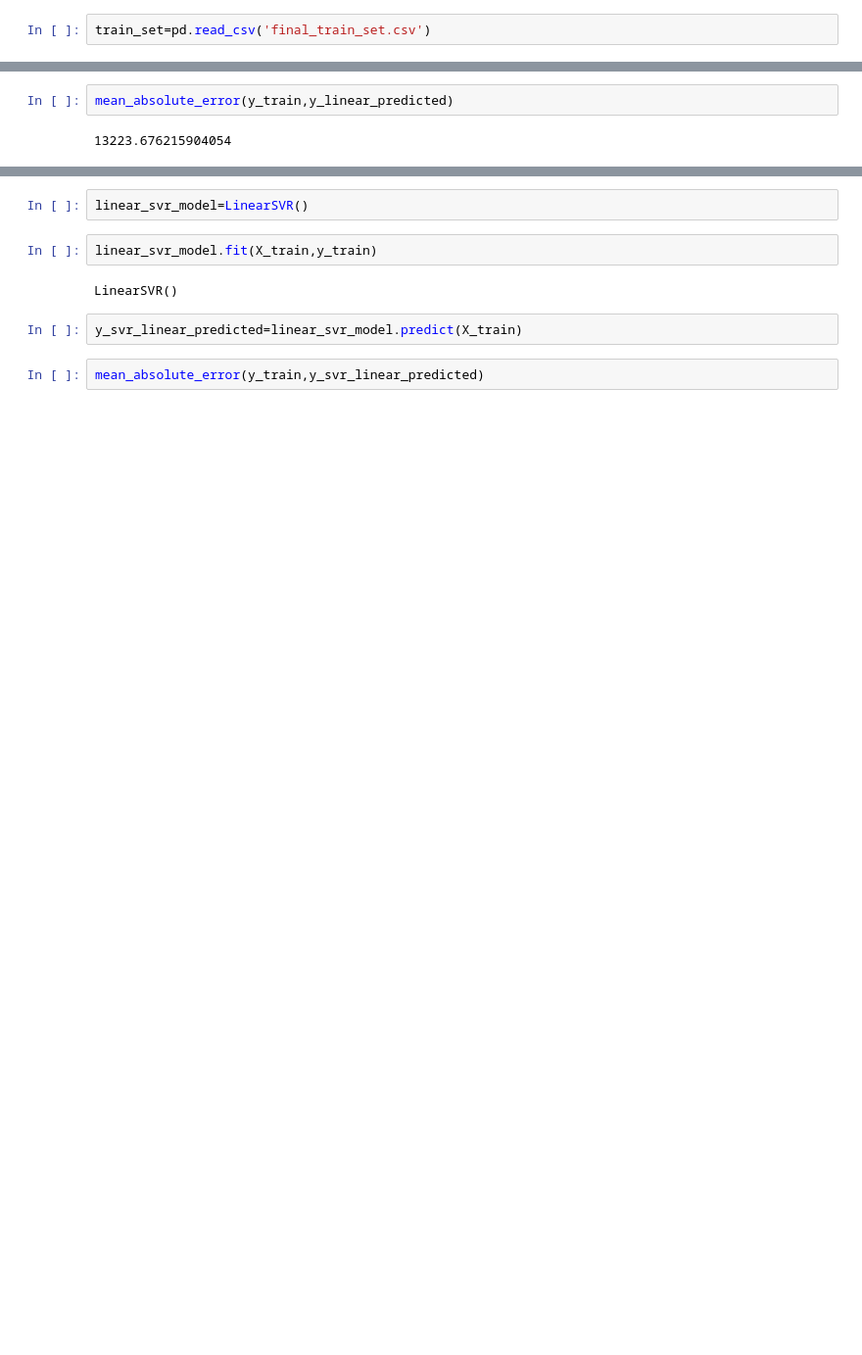
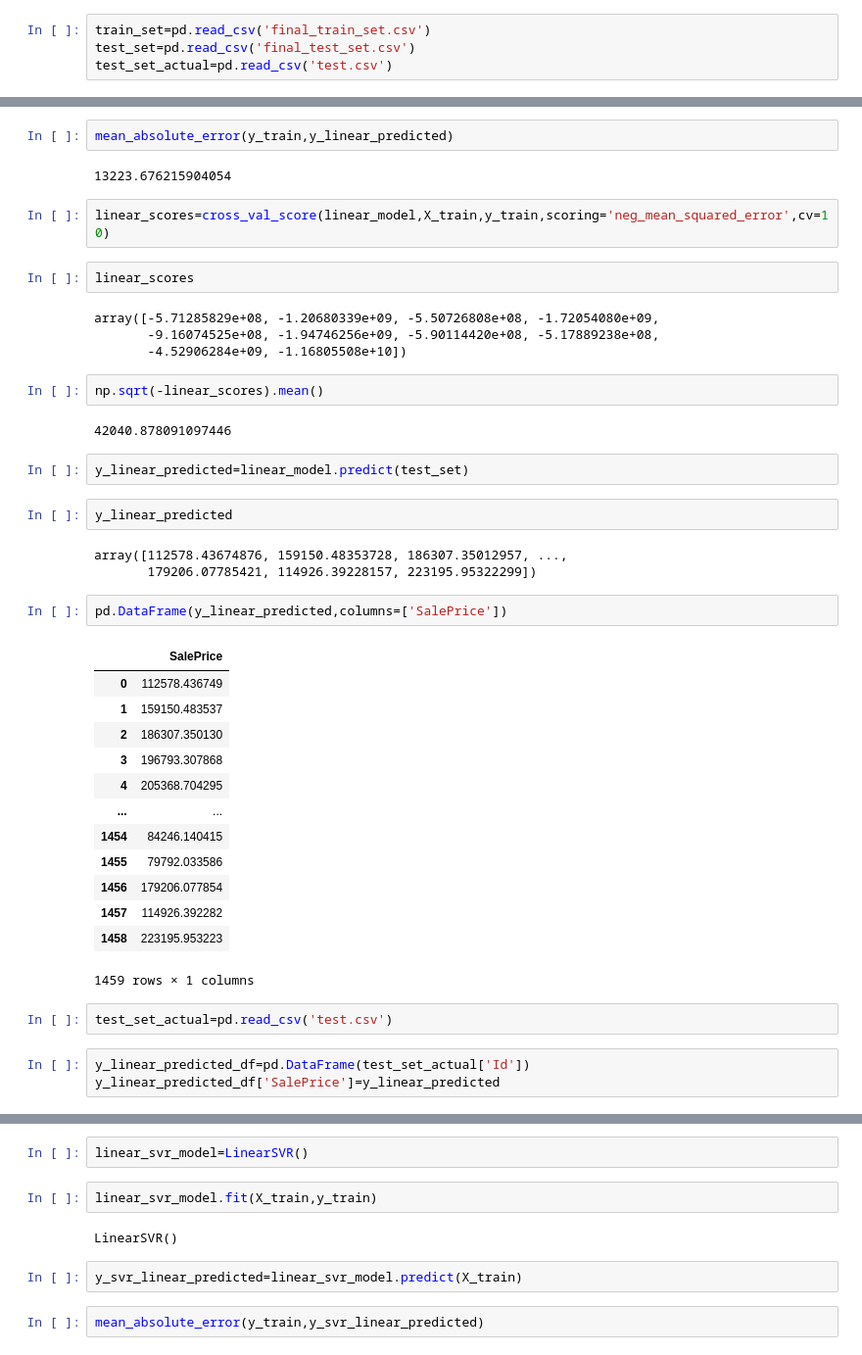
Before and after one commit to kulkarni-harsh/Advanced-Housing, a Jupyter notebook: ModelCreation.ipynb, the cells around one changed output, grey strips where cells are left out. Shown at 98% size. Cells and saved outputs as stored; diff of their text form; blank space fills up the shorter version.

```diff
--- a/ModelCreation.ipynb
+++ b/ModelCreation.ipynb
@@ -9,3 +11,5 @@ import joblib
 # %%
 train_set=pd.read_csv('final_train_set.csv')
+test_set=pd.read_csv('final_test_set.csv')
+test_set_actual=pd.read_csv('test.csv')
 # %%
@@ -90,3 +54,43 @@ array([[208541.82623178],
 mean_absolute_error(y_train,y_linear_predicted)
 # %% [output]
 13223.676215904054
+# %%
+linear_scores=cross_val_score(linear_model,X_train,y_train,scoring='neg_mean_squared_error',cv=10)
+# %%
+linear_scores
+# %% [output]
+array([-5.71285829e+08, -1.20680339e+09, -5.50726808e+08, -1.72054080e+09,
+       -9.16074525e+08, -1.94746256e+09, -5.90114420e+08, -5.17889238e+08,
+       -4.52906284e+09, -1.16805508e+10])
+# %%
+np.sqrt(-linear_scores).mean()
+# %% [output]
+42040.878091097446
+# %%
+y_linear_predicted=linear_model.predict(test_set)
+# %%
+y_linear_predicted
+# %% [output]
+array([112578.43674876, 159150.48353728, 186307.35012957, ...,
+       179206.07785421, 114926.39228157, 223195.95322299])
+# %%
+pd.DataFrame(y_linear_predicted,columns=['SalePrice'])
+# %% [output]
+|  | SalePrice |
+| 0 | 112578.436749 |
+| 1 | 159150.483537 |
+| 2 | 186307.350130 |
+| 3 | 196793.307868 |
+| 4 | 205368.704295 |
+| ... | ... |
+| 1454 | 84246.140415 |
+| 1455 | 79792.033586 |
+| 1456 | 179206.077854 |
+| 1457 | 114926.392282 |
+| 1458 | 223195.953223 |
+1459 rows × 1 columns
+# %%
+test_set_actual=pd.read_csv('test.csv')
+# %%
+y_linear_predicted_df=pd.DataFrame(test_set_actual['Id'])
+y_linear_predicted_df['SalePrice']=y_linear_predicted
```
Also changed, not shown: parts of 33 cells of this notebook, 14 other files.
